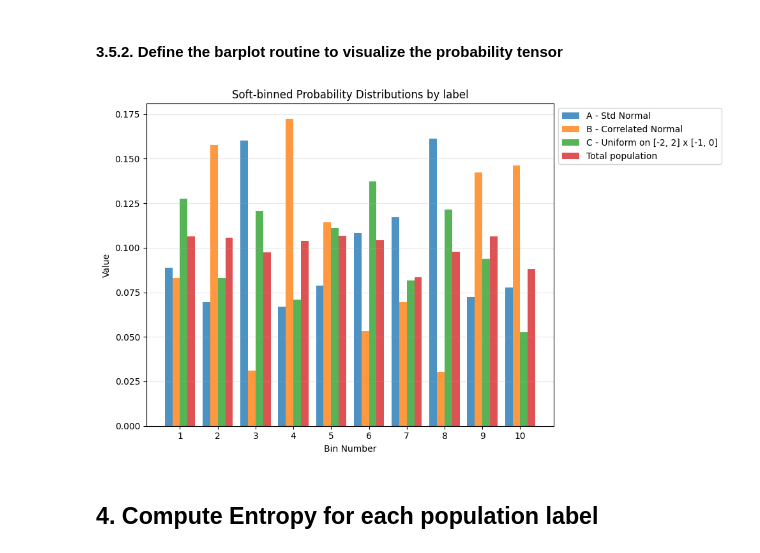
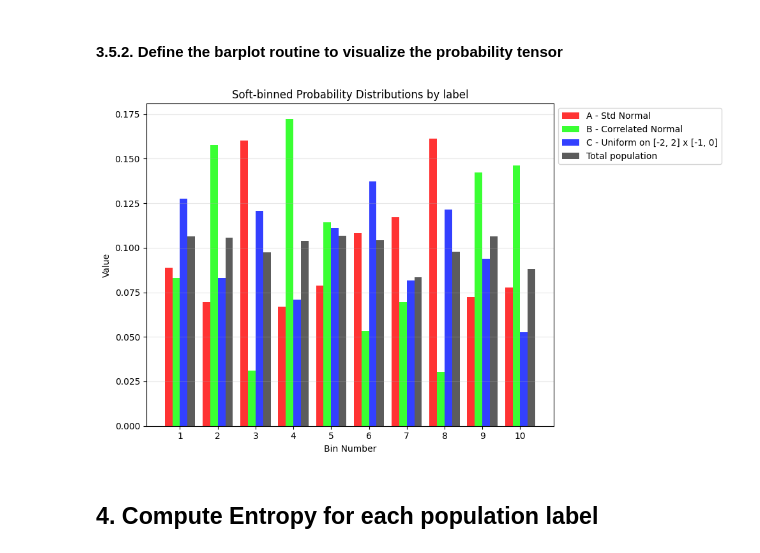
Before and after one commit to jonhanke/nam_entropy, a Jupyter notebook: notebooks/D. Programmatic Spherical Entropy and Information Calculations.ipynb, the cells around one changed output. Drawn from its saved outputs; the diff is of its cells as text; code cells hidden in the pictures.

Commit message:
Added support for custom colors in display routines to allow consistent colors across plots in Notebook D.

```diff
--- a/notebooks/D. Programmatic Spherical Entropy and Information Calculations.ipynb
+++ b/notebooks/D. Programmatic Spherical Entropy and Information Calculations.ipynb
@@ -68,6 +69,7 @@ dist3 = Uniform(
 n_samples_list = [10, 20, 30]
 distribution_list = [dist1, dist2, dist3]
 label_list = ['A - Std Normal', 'B - Correlated Normal', 'C - Uniform on [-2, 2] x [-1, 0]']
+colors, colors_dict = get_label_colors(label_list, colormap='hsv')
 
 randomized_data_df = \
     make_samples_dataframe_from_distributions(n_samples_list, distribution_list, label_list,
@@ -245,13 +248,16 @@ torch.Size([3])
 # %%
 ## Make the display tensor and labels
 display_label_list = label_list + ['Total population']
 display_tensor = torch.cat([prob_dist_by_label_tensor, prob_dist_for_total_population_tensor.unsqueeze(0)], dim=0)
+display_colors = colors + [(0.2, 0.2, 0.2, 0.2)]  # Dark Grey for total
 
 ## Plot the soft-binned probability distributions for each of the labels and also for the total population
 plot_tensor_bars(display_tensor, title='Soft-binned Probability Distributions by label',
-                 separate_plots=False, labels=display_label_list, xlabel="Bin Number", start_index=1)
+                 separate_plots=False, labels=display_label_list, xlabel="Bin Number", start_index=1,
+                 row_colors=display_colors)
+#                 cmap='hsv', cmap_based_on='index', num_colors=len(label_list))
 # %% [output]
-[figure, old version]
+[figure, new version]
 # %% [markdown]
 ## 4. Compute Entropy for each population label
 # %%
```
Also changed, not shown: parts of 2 cells of this notebook, 2 other files.
